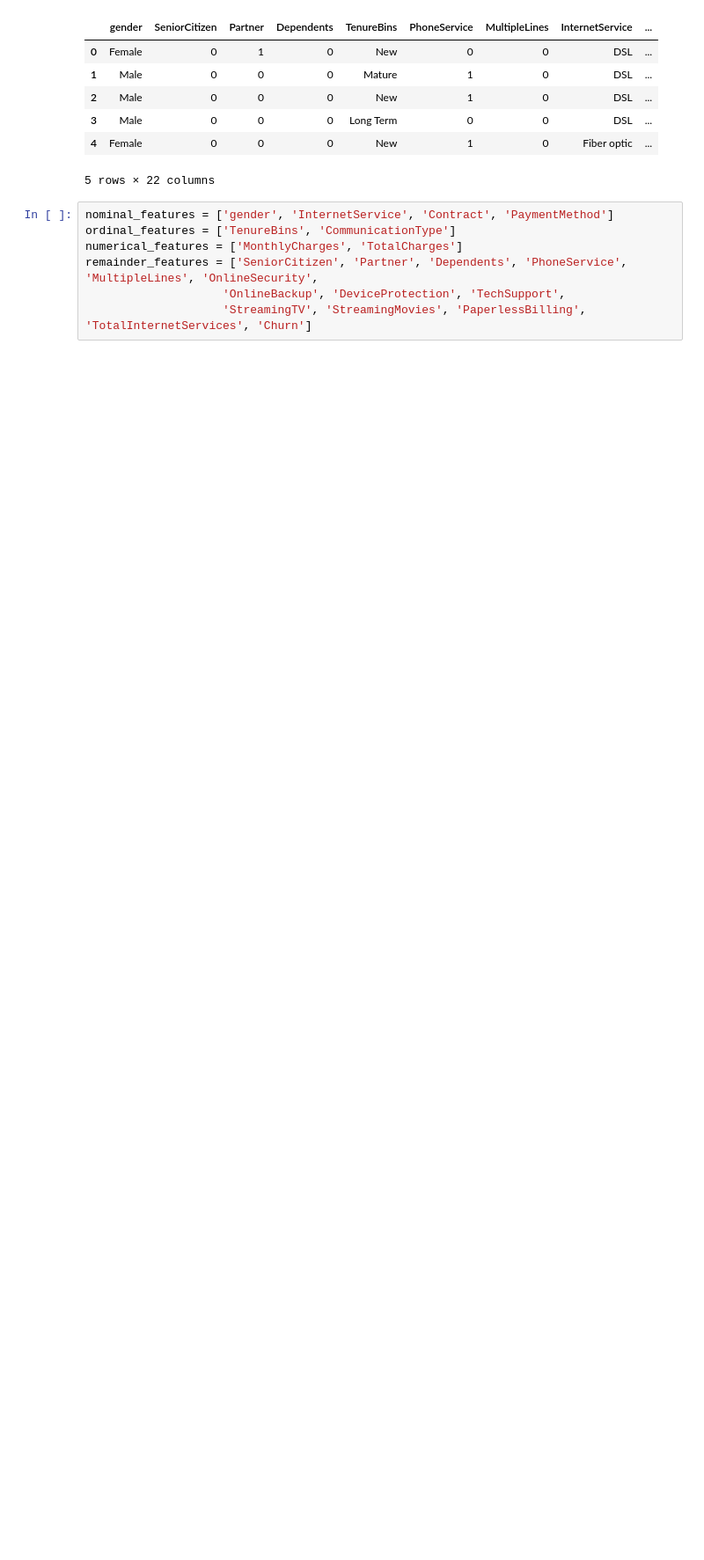
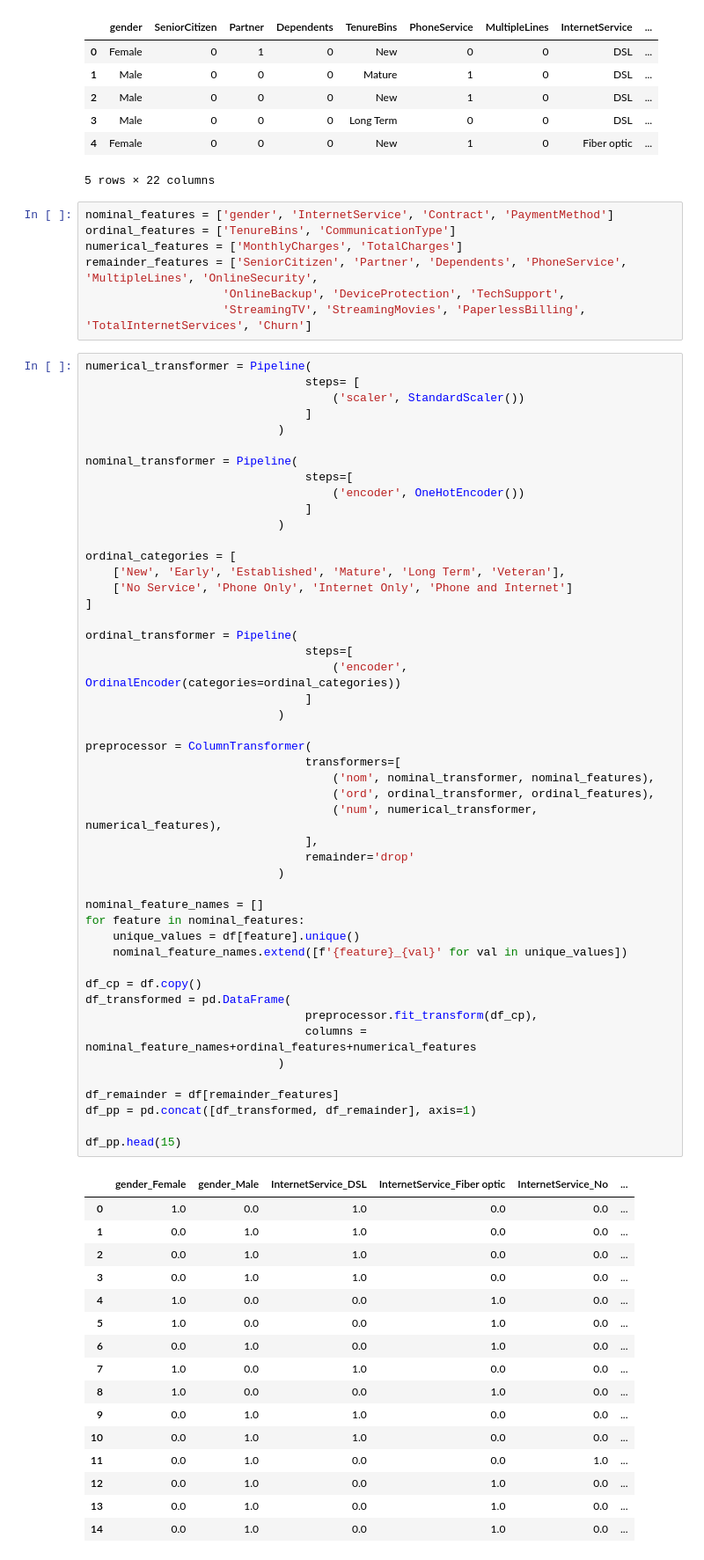
Before and after one commit to Nithira17/telco-churn-prediction, a Jupyter notebook: 04_data_preparation_after_binning.ipynb, the cells around one changed output. Shown at 88% size. Drawn from its saved outputs; the diff is of its cells as text; blank space fills up the shorter version.

```diff
--- a/04_data_preparation_after_binning.ipynb
+++ b/04_data_preparation_after_binning.ipynb
@@ -40,3 +40,68 @@ numerical_features = ['MonthlyCharges', 'TotalCharges']
 remainder_features = ['SeniorCitizen', 'Partner', 'Dependents', 'PhoneService', 'MultipleLines', 'OnlineSecurity',
                     'OnlineBackup', 'DeviceProtection', 'TechSupport',
                     'StreamingTV', 'StreamingMovies', 'PaperlessBilling', 'TotalInternetServices', 'Churn']
+# %%
+numerical_transformer = Pipeline(
+                                steps= [
+                                    ('scaler', StandardScaler())
+                                ]
+                            )
+
+nominal_transformer = Pipeline(
+                                steps=[
+                                    ('encoder', OneHotEncoder())
+                                ]
+                            )
+
+ordinal_categories = [
+    ['New', 'Early', 'Established', 'Mature', 'Long Term', 'Veteran'],
+    ['No Service', 'Phone Only', 'Internet Only', 'Phone and Internet']
+]
+
+ordinal_transformer = Pipeline(
+                                steps=[
+                                    ('encoder', OrdinalEncoder(categories=ordinal_categories))
+                                ]
+                            )
+
+preprocessor = ColumnTransformer(
+                                transformers=[
+                                    ('nom', nominal_transformer, nominal_features),
+                                    ('ord', ordinal_transformer, ordinal_features),
+                                    ('num', numerical_transformer, numerical_features),
+                                ],
+                                remainder='drop'
+                            )
+
+nominal_feature_names = []
+for feature in nominal_features:
+    unique_values = df[feature].unique()
+    nominal_feature_names.extend([f'{feature}_{val}' for val in unique_values])
+
+df_cp = df.copy()
+df_transformed = pd.DataFrame(
+                                preprocessor.fit_transform(df_cp),
+                                columns = nominal_feature_names+ordinal_features+numerical_features
+                            )
+
+df_remainder = df[remainder_features]
+df_pp = pd.concat([df_transformed, df_remainder], axis=1)
+
+df_pp.head(15)
+# %% [output]
+|  | gender_Female | gender_Male | InternetService_DSL | InternetService_Fiber optic | InternetService_No | ... |
+| 0 | 1.0 | 0.0 | 1.0 | 0.0 | 0.0 | ... |
+| 1 | 0.0 | 1.0 | 1.0 | 0.0 | 0.0 | ... |
+| 2 | 0.0 | 1.0 | 1.0 | 0.0 | 0.0 | ... |
+| 3 | 0.0 | 1.0 | 1.0 | 0.0 | 0.0 | ... |
+| 4 | 1.0 | 0.0 | 0.0 | 1.0 | 0.0 | ... |
+| 5 | 1.0 | 0.0 | 0.0 | 1.0 | 0.0 | ... |
+| 6 | 0.0 | 1.0 | 0.0 | 1.0 | 0.0 | ... |
+| 7 | 1.0 | 0.0 | 1.0 | 0.0 | 0.0 | ... |
+| 8 | 1.0 | 0.0 | 0.0 | 1.0 | 0.0 | ... |
+| 9 | 0.0 | 1.0 | 1.0 | 0.0 | 0.0 | ... |
+| 10 | 0.0 | 1.0 | 1.0 | 0.0 | 0.0 | ... |
+| 11 | 0.0 | 1.0 | 0.0 | 0.0 | 1.0 | ... |
+| 12 | 0.0 | 1.0 | 0.0 | 1.0 | 0.0 | ... |
+| 13 | 0.0 | 1.0 | 0.0 | 1.0 | 0.0 | ... |
+| 14 | 0.0 | 1.0 | 0.0 | 1.0 | 0.0 | ... |
```
Also changed, not shown: parts of 7 cells of this notebook, 1 other file.
